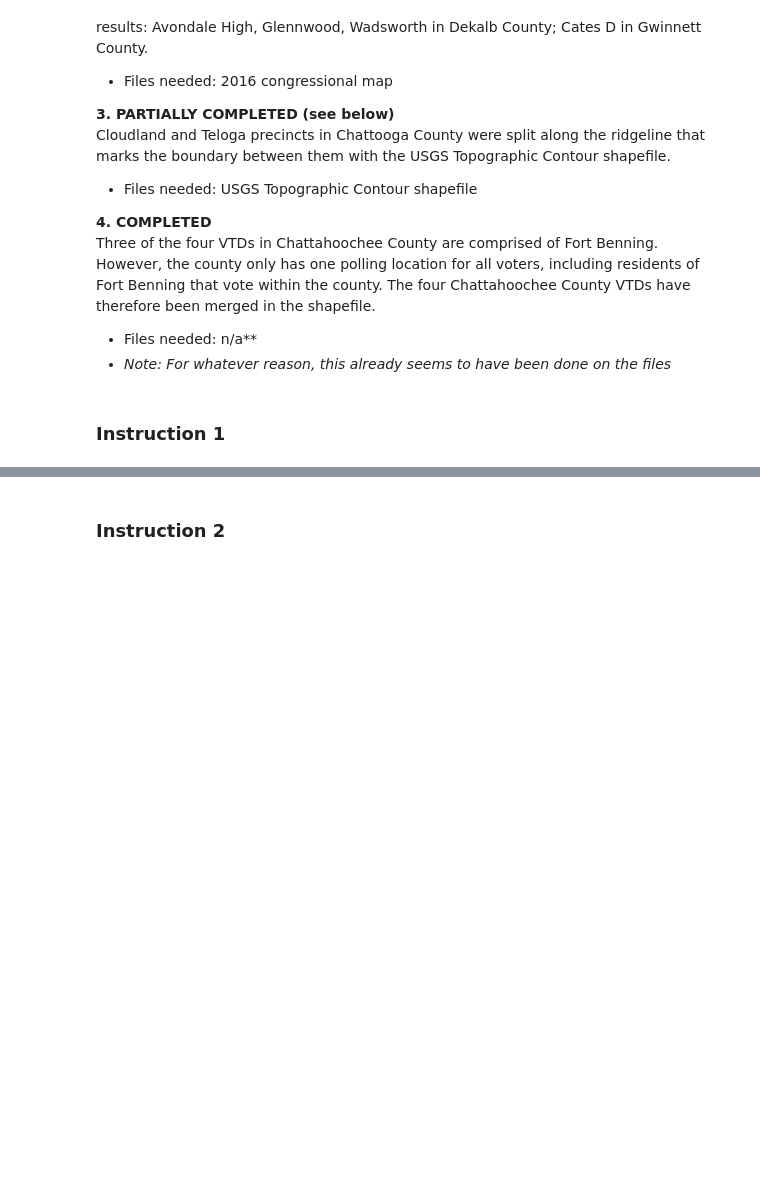
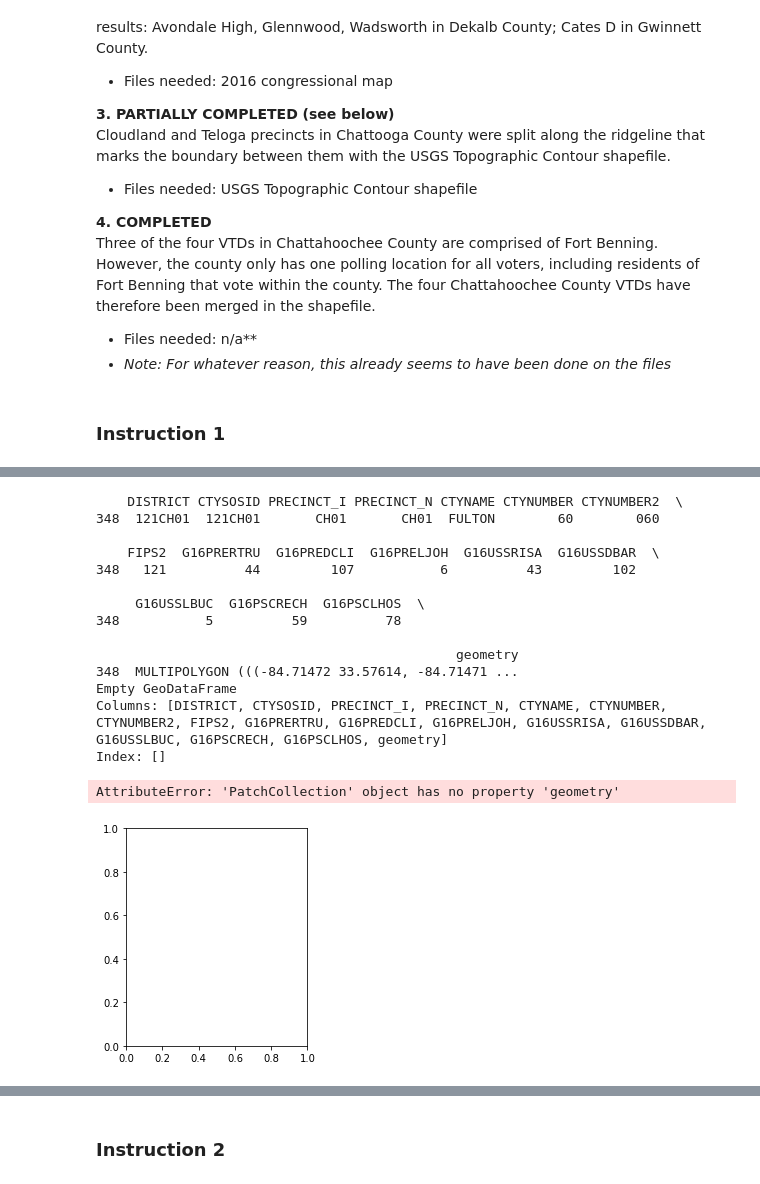
Before and after one commit to nonpartisan-redistricting-datahub/pdv-ga, a Jupyter notebook: vest-ga-2016/VEST_GA_16_replication.ipynb, the cells around one changed output, grey strips where cells are left out. Cells and saved outputs as stored; diff of their text form; code cells hidden in the pictures; blank space fills up the shorter version.

Commit message:
Updated Fulton precincts

```diff
--- a/vest-ga-2016/VEST_GA_16_replication.ipynb
+++ b/vest-ga-2016/VEST_GA_16_replication.ipynb
@@ -255,5 +232,8 @@ Differences between merged MEDSL results and originals by column:
 #Download the precinct shapefile
 precinct_shapes_ga = gp.read_file("./raw-from-source/GA_shapefile/vtd2016-shape/VTD2016-Shape.shp")
 
+#Filter down to needed columns
+precinct_shapes_ga = precinct_shapes_ga.drop(['ID', 'AREA', 'DATA', 'COUNTY_NAM'],1)
+
 #Create the unique ID
 precinct_shapes_ga["county_prec"]=precinct_shapes_ga["FIPS2"].astype(str).str.zfill(3)+precinct_shapes_ga["PRECINCT_N"]
@@ -330,0 +306,37 @@ print(medsl_final[medsl_final["county_prec"].str[0:3]=="121"])
+# %%
+#Merge Precincts CH01/CH04B
+print(vest_ga[vest_ga["DISTRICT"]=="121CH01"])
+print(vest_ga[vest_ga["DISTRICT"]=="121CH04B"])
+
+#New name should be CH01
+shape_fort = precinct_shapes_ga.loc[precinct_shapes_ga["county_prec"]=="121CH01"]
+shape_fort_1 = precinct_shapes_ga.loc[precinct_shapes_ga["county_prec"]=="121CH04B"]
+
+
+shape_fort.plot(geometry="geometry")
+
+drop_index = precinct_shapes_ga[precinct_shapes_ga["county_prec"]=="121CH04B"].index.values[0]
+prec2combine = [shape_fort,shape_fort_1]
+new_fort = gp.GeoDataFrame(pd.concat(prec2combine, ignore_index=True), crs = shape_fort.crs)
+shape_fort["geometry"]=new_fort.unary_union
+fulton_precincts = precinct_shapes_ga.drop([drop_index])
+
+shape_fort.plot()
+vest_ga[vest_ga["DISTRICT"]=="121CH01"].plot()
+# %% [output]
+    DISTRICT CTYSOSID PRECINCT_I PRECINCT_N CTYNAME CTYNUMBER CTYNUMBER2  \
+348  121CH01  121CH01       CH01       CH01  FULTON        60        060
+
+    FIPS2  G16PRERTRU  G16PREDCLI  G16PRELJOH  G16USSRISA  G16USSDBAR  \
+348   121          44         107           6          43         102
+
+     G16USSLBUC  G16PSCRECH  G16PSCLHOS  \
+348           5          59          78
+
+                                              geometry
+348  MULTIPOLYGON (((-84.71472 33.57614, -84.71471 ...
+Empty GeoDataFrame
+Columns: [DISTRICT, CTYSOSID, PRECINCT_I, PRECINCT_N, CTYNAME, CTYNUMBER, CTYNUMBER2, FIPS2, G16PRERTRU, G16PREDCLI, G16PRELJOH, G16USSRISA, G16USSDBAR, G16USSLBUC, G16PSCRECH, G16PSCLHOS, geometry]
+Index: []
+AttributeError: 'PatchCollection' object has no property 'geometry'
+[figure, added]
```
Also changed, not shown: parts of 15 cells of this notebook, 1 other file.
